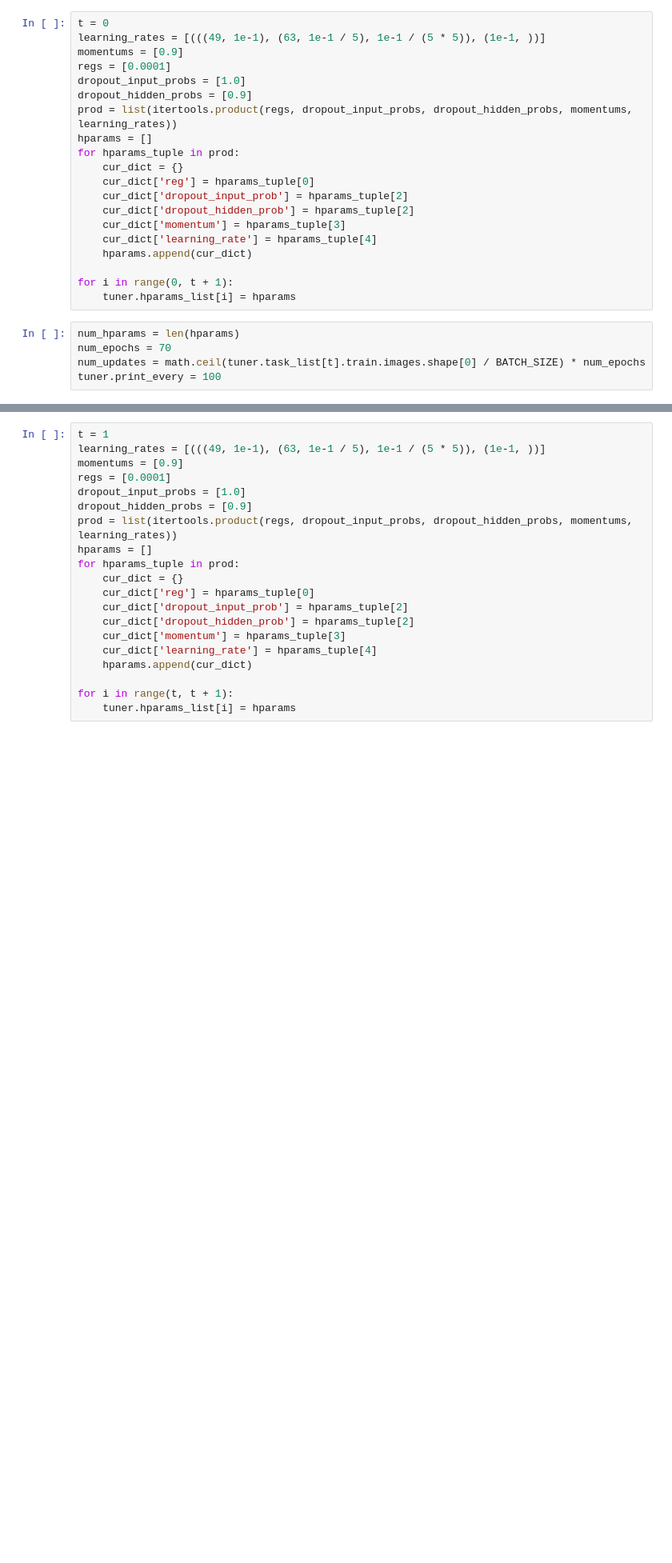
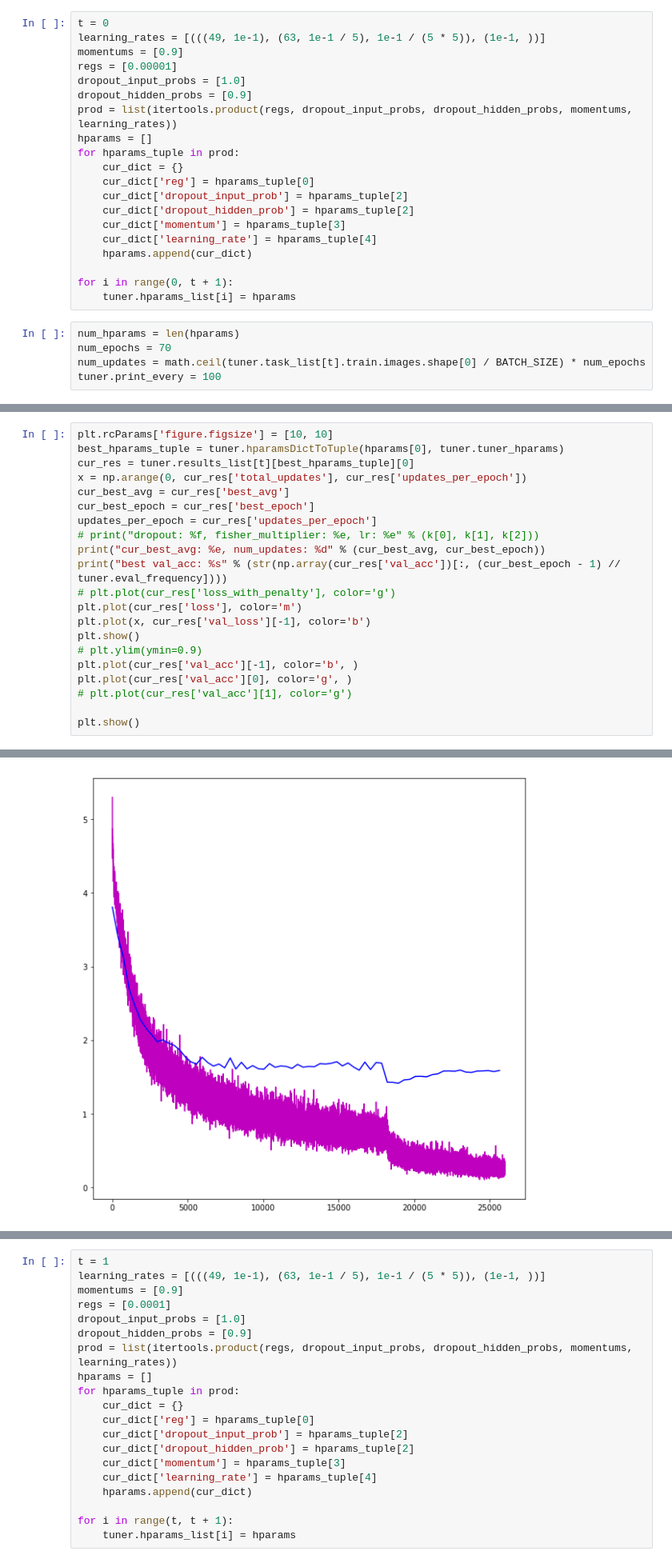
Before and after one commit to shriramsb/continual_learning, a Jupyter notebook: importance_reweighting/split_CIFAR-100_2/p2/DB1/code_99_1_0.ipynb, the cells around one changed output, grey strips where cells are left out. Shown: that part at 80% size. Cells and saved outputs as stored; diff of their text form; blank space fills up the shorter version.

```diff
--- a/importance_reweighting/split_CIFAR-100_2/p2/DB1/code_99_1_0.ipynb
+++ b/importance_reweighting/split_CIFAR-100_2/p2/DB1/code_99_1_0.ipynb
@@ -369,7 +369,7 @@ plt.show()
 t = 0
 learning_rates = [(((49, 1e-1), (63, 1e-1 / 5), 1e-1 / (5 * 5)), (1e-1, ))]
 momentums = [0.9]
-regs = [0.0001]
+regs = [0.00001]
 dropout_input_probs = [1.0]
 dropout_hidden_probs = [0.9]
 prod = list(itertools.product(regs, dropout_input_probs, dropout_hidden_probs, momentums, learning_rates))
@@ -415,0 +416,22 @@ saving penultimate output...
+# %%
+plt.rcParams['figure.figsize'] = [10, 10]
+best_hparams_tuple = tuner.hparamsDictToTuple(hparams[0], tuner.tuner_hparams)
+cur_res = tuner.results_list[t][best_hparams_tuple][0]
+x = np.arange(0, cur_res['total_updates'], cur_res['updates_per_epoch'])
+cur_best_avg = cur_res['best_avg']
+cur_best_epoch = cur_res['best_epoch']
+updates_per_epoch = cur_res['updates_per_epoch']
+# print("dropout: %f, fisher_multiplier: %e, lr: %e" % (k[0], k[1], k[2]))
+print("cur_best_avg: %e, num_updates: %d" % (cur_best_avg, cur_best_epoch))
+print("best val_acc: %s" % (str(np.array(cur_res['val_acc'])[:, (cur_best_epoch - 1) // tuner.eval_frequency])))
+# plt.plot(cur_res['loss_with_penalty'], color='g')
+plt.plot(cur_res['loss'], color='m')
+plt.plot(x, cur_res['val_loss'][-1], color='b')
+plt.show()
+# plt.ylim(ymin=0.9)
+plt.plot(cur_res['val_acc'][-1], color='b', )
+plt.plot(cur_res['val_acc'][0], color='g', )
+# plt.plot(cur_res['val_acc'][1], color='g')
+
+plt.show()
+# %% [output]
@@ -415,0 +440 @@ saving penultimate output...
+[figure, added]
```
Also changed, not shown: parts of 4 cells of this notebook, 2 other files.
